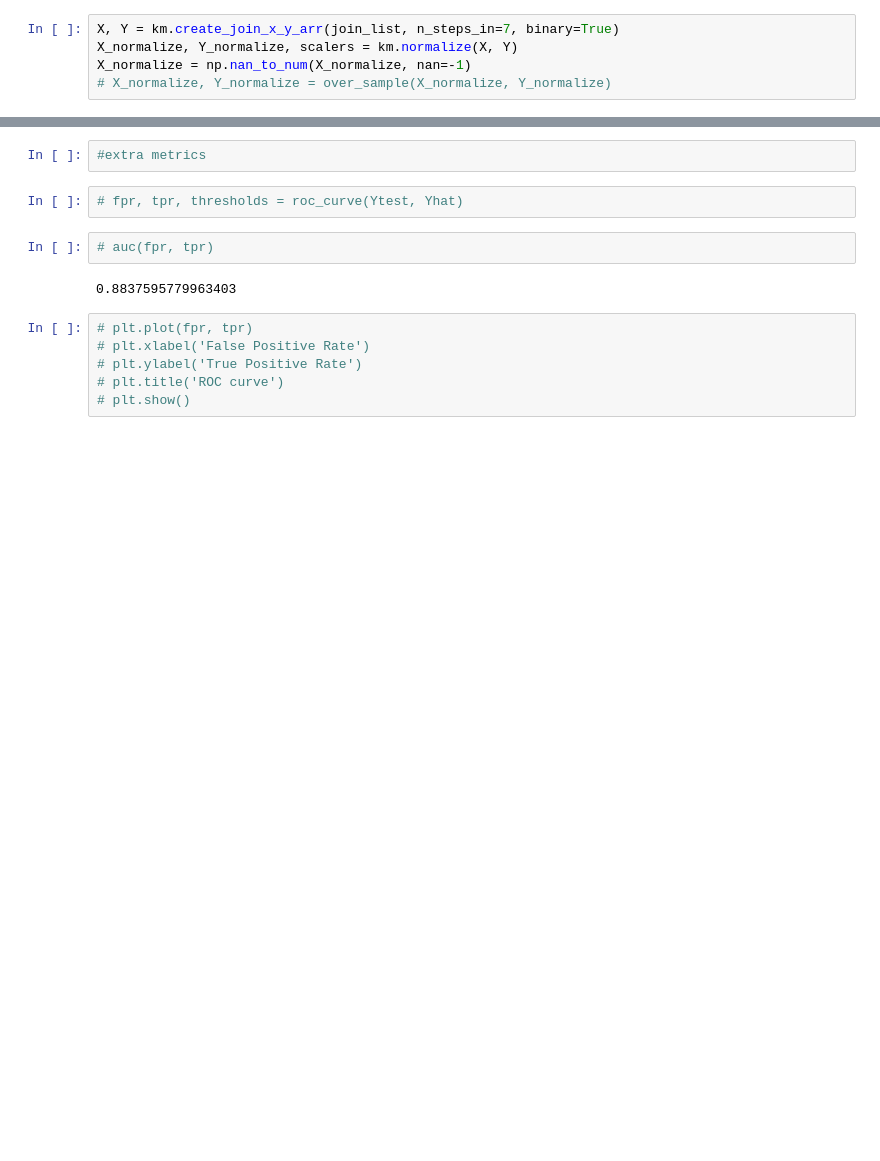
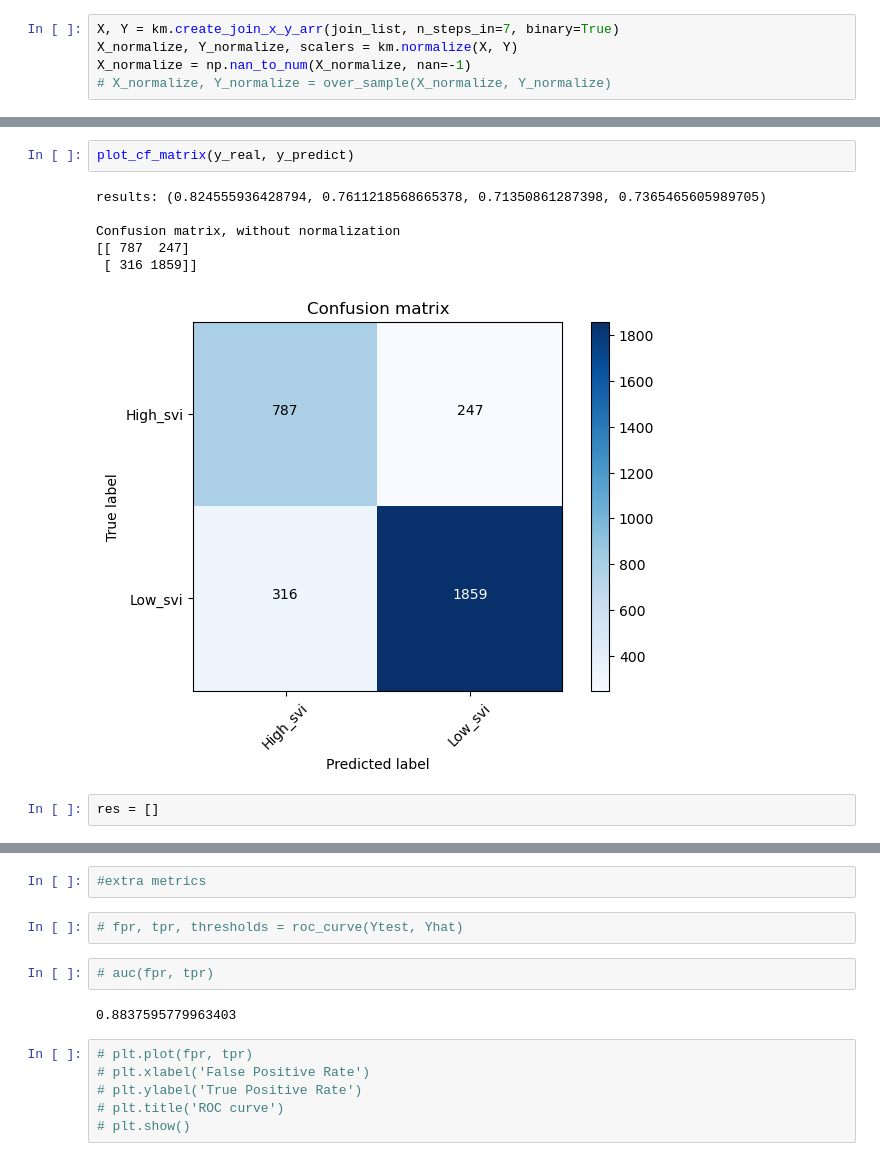
Before and after one commit to efratkohen/Project, a Jupyter notebook: Join all tables and run LSTM model.ipynb, the cells around one changed output, grey strips where cells are left out. Saved outputs shown, nothing was run; the diff lists cells and outputs as text; blank space fills up the shorter version.

```diff
--- a/Join all tables and run LSTM model.ipynb
+++ b/Join all tables and run LSTM model.ipynb
@@ -269,0 +308,11 @@ Epoch 6/6
+# %%
+plot_cf_matrix(y_real, y_predict)
+# %% [output]
+results: (0.824555936428794, 0.7611218568665378, 0.71350861287398, 0.7365465605989705)
+
+Confusion matrix, without normalization
+[[ 787  247]
+ [ 316 1859]]
+[figure, added]
+# %%
+res = []
```
Also changed, not shown: parts of 34 cells of this notebook.
